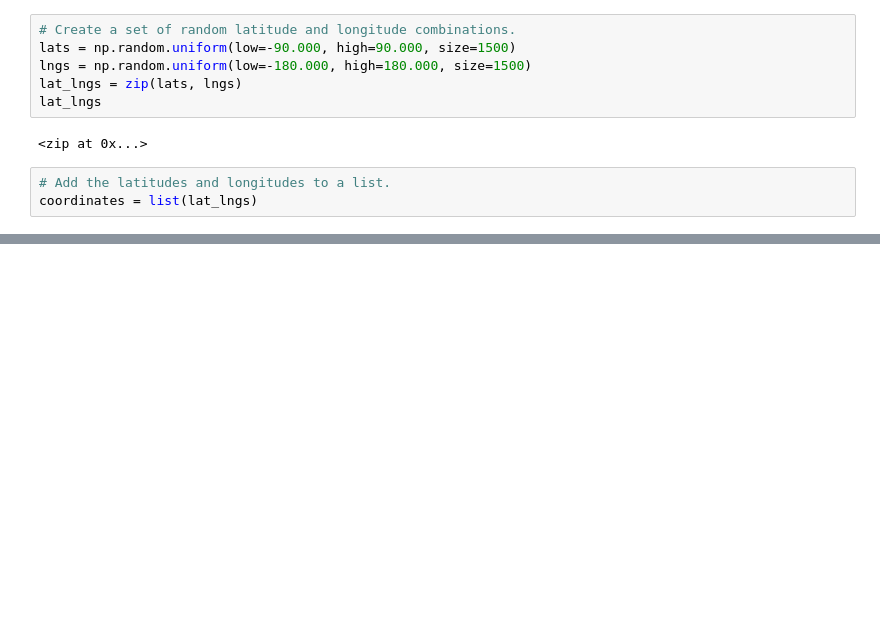
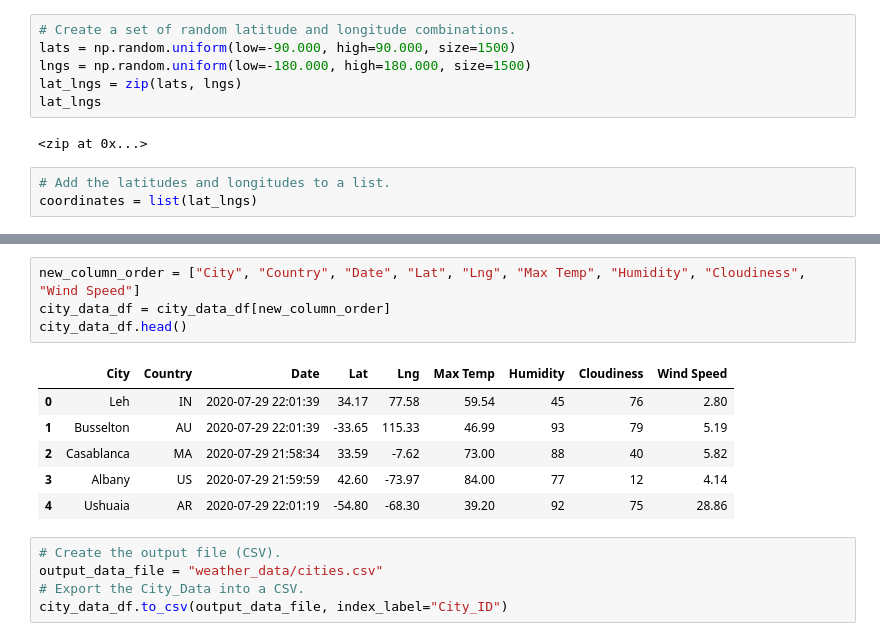
Before and after one commit to Tavender22/World_Weather_Analysis, a Jupyter notebook: WeatherPy.ipynb, the cells around one changed output, grey strips where cells are left out. Saved outputs shown, nothing was run; the diff lists cells and outputs as text; blank space fills up the shorter version.

```diff
--- a/WeatherPy.ipynb
+++ b/WeatherPy.ipynb
@@ -31,0 +155,16 @@ len(cities)
+# %%
+new_column_order = ["City", "Country", "Date", "Lat", "Lng", "Max Temp", "Humidity", "Cloudiness", "Wind Speed"]
+city_data_df = city_data_df[new_column_order]
+city_data_df.head()
+# %% [output]
+|  | City | Country | Date | Lat | Lng | Max Temp | Humidity | Cloudiness | Wind Speed |
+| 0 | Leh | IN | 2020-07-29 22:01:39 | 34.17 | 77.58 | 59.54 | 45 | 76 | 2.80 |
+| 1 | Busselton | AU | 2020-07-29 22:01:39 | -33.65 | 115.33 | 46.99 | 93 | 79 | 5.19 |
+| 2 | Casablanca | MA | 2020-07-29 21:58:34 | 33.59 | -7.62 | 73.00 | 88 | 40 | 5.82 |
+| 3 | Albany | US | 2020-07-29 21:59:59 | 42.60 | -73.97 | 84.00 | 77 | 12 | 4.14 |
+| 4 | Ushuaia | AR | 2020-07-29 22:01:19 | -54.80 | -68.30 | 39.20 | 92 | 75 | 28.86 |
+# %%
+# Create the output file (CSV).
+output_data_file = "weather_data/cities.csv"
+# Export the City_Data into a CSV.
+city_data_df.to_csv(output_data_file, index_label="City_ID")
```
Also changed, not shown: parts of 6 cells of this notebook, 3 other files.
